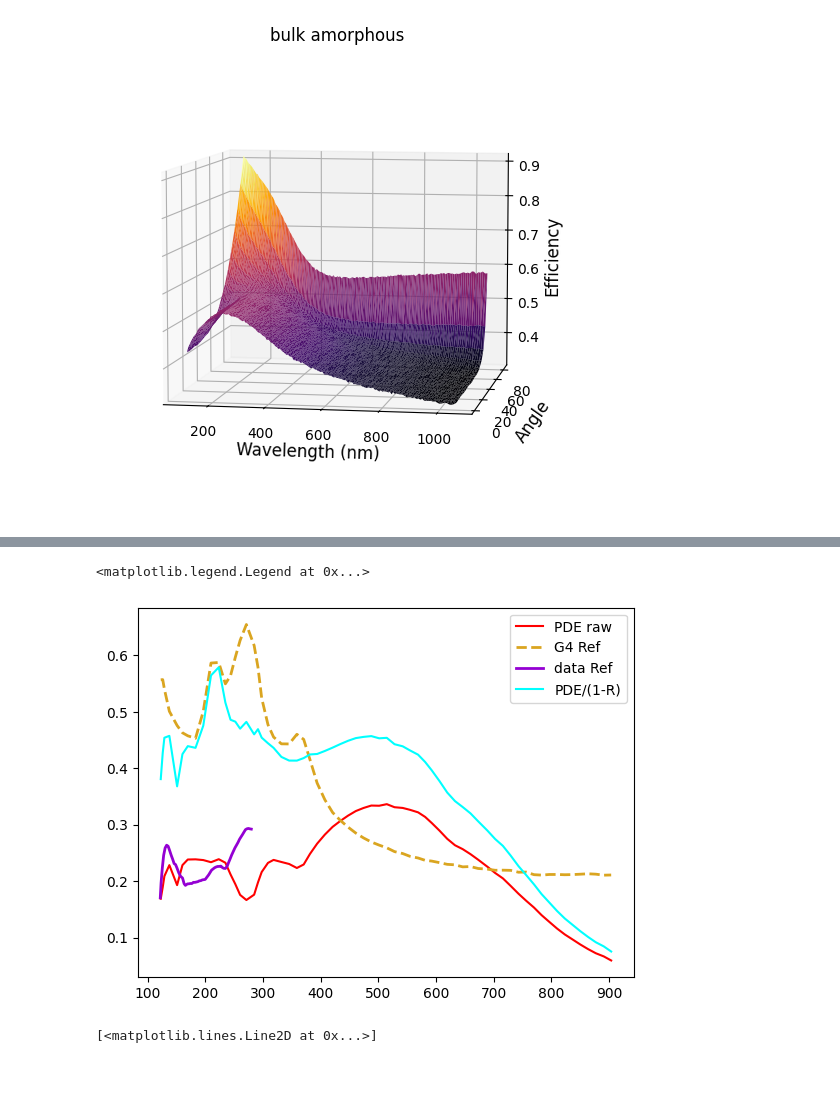
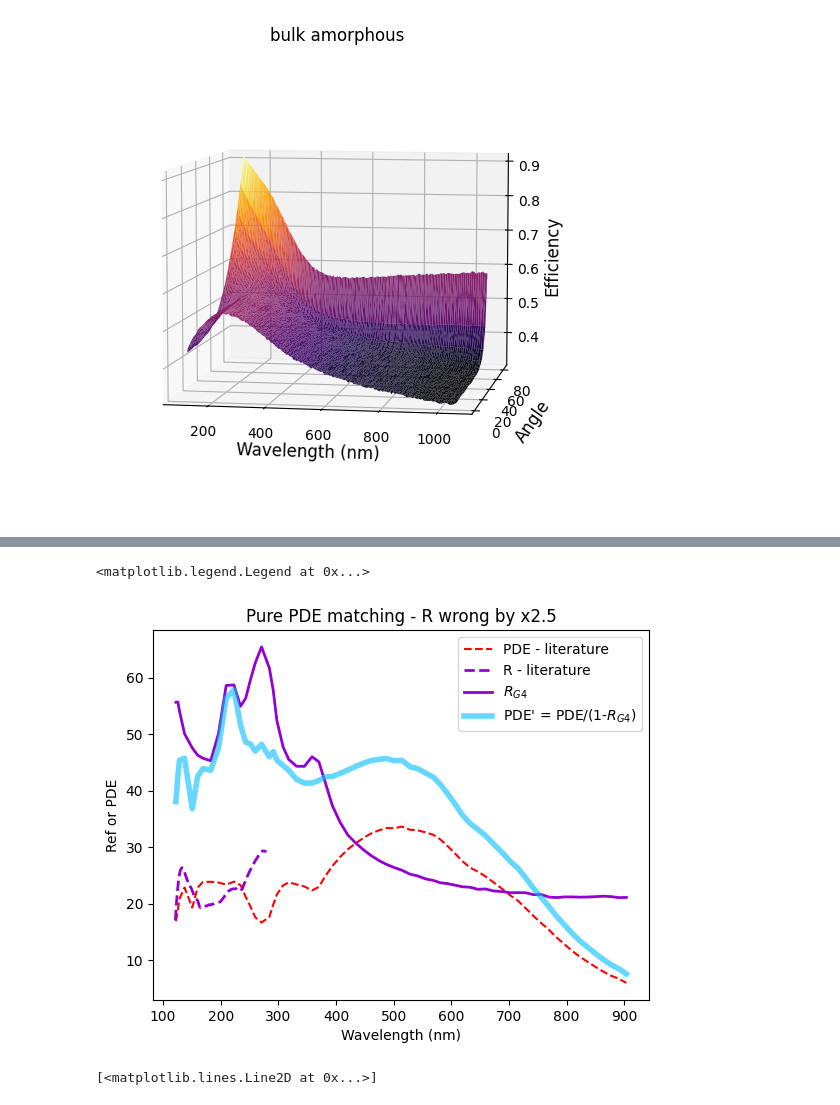
Before and after one commit to austindsc/PDEcorrection_g4_lolx, a Jupyter notebook: pythonScripts/doScaling_restartv35.ipynb, the cells around one changed output, grey strips where cells are left out. Drawn from its saved outputs; the diff is of its cells as text; code cells hidden in the pictures; blank space fills up the shorter version.

```diff
--- a/pythonScripts/doScaling_restartv35.ipynb
+++ b/pythonScripts/doScaling_restartv35.ipynb
@@ -302,17 +308,20 @@ vuvR_f = interpolate.interp1d(rvuv[:, 0], rvuv[:, 1]/100, kind='cubic', fill_val
 # %%
 ## Only getting PDE' correct (Ref will be wrong)
 
-plt.plot(pdeX, pdeY, color = "red", label = "PDE raw")
-plt.plot(pdeX, r_f(pdeX), color = ms.air.col, linewidth = 2, linestyle = "--", label = "G4 Ref")
+plt.plot(pdeX, 100* pdeY, color = "red", linestyle = "--", label = "PDE - literature")
+plt.plot(vuvR_x, 100* vuvR_y, color = ms.lxe.col, linewidth = 2, linestyle = "--", label = "R - literature")
 
-plt.plot(vuvR_x, vuvR_y, color = ms.lxe.col, linewidth = 2, linestyle = "-", label = "data Ref")
+plt.plot(pdeX, 100 * r_f(pdeX), color = ms.lxe.col, linewidth = 2, linestyle = "-", label = r"$R_{G4}$")
+plt.plot(pdeX, 100 * pdeY/(1 - r_f(pdeX)), color = ms.cf4.col, linewidth = 4, alpha = 0.6, label = r"PDE' = PDE/(1-$R_{G4}$)")
 
-plt.plot(pdeX, pdeY/(1 - r_f(pdeX)), color = "cyan", label = "PDE/(1-R)")
 
+plt.title("Pure PDE matching - R wrong by x2.5")
+plt.xlabel("Wavelength (nm)")
+plt.ylabel("Ref or PDE")
 plt.legend()
 # %% [output]
 <matplotlib.legend.Legend at 0x...>
-[figure, old version]
+[figure, new version]
 # %%
 D = 0.17
 # fixed numbers
```
Also changed, not shown: parts of 13 cells of this notebook, 28 other files.
